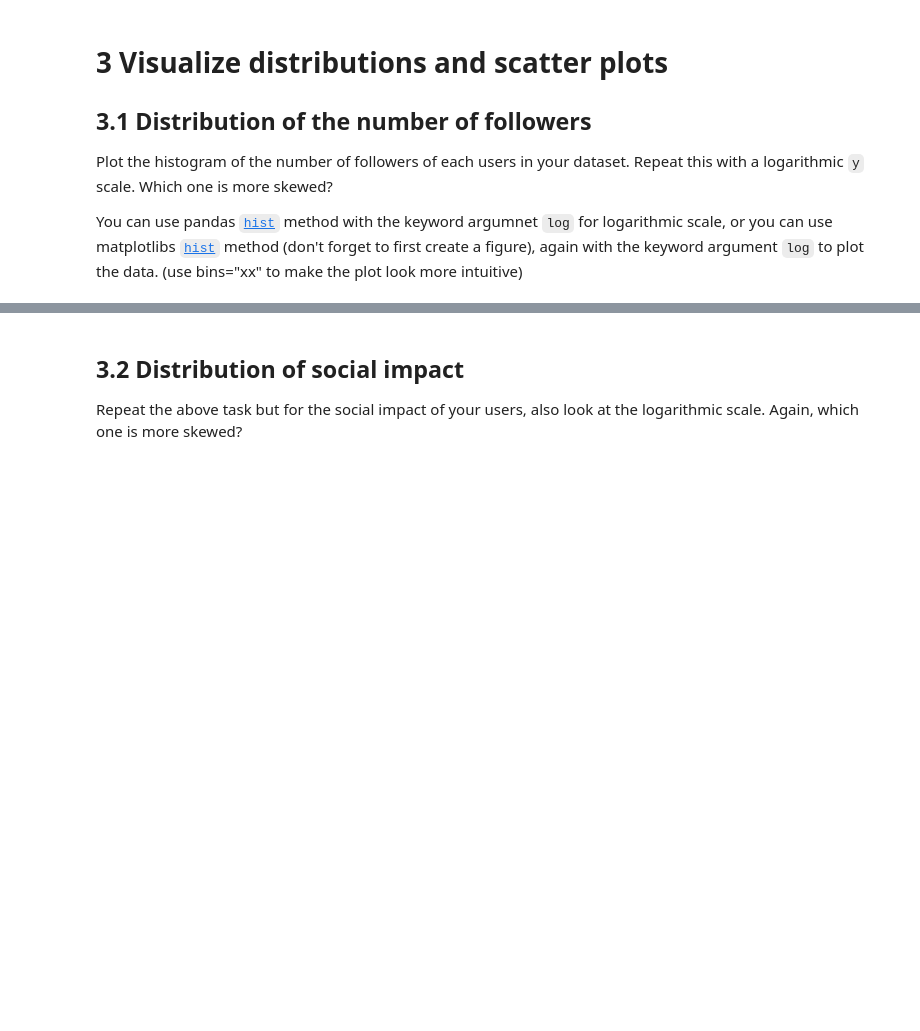
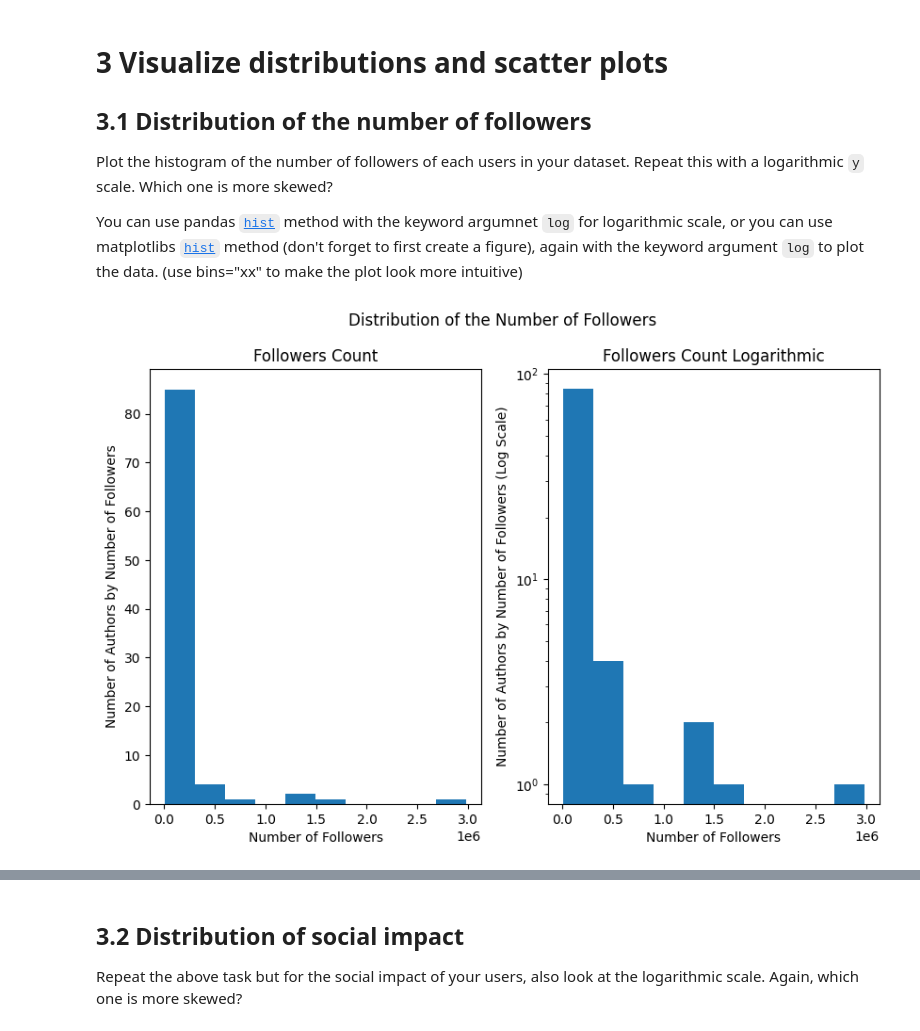
Before and after one commit to BettyInnovates/FoundationsOfCSS2024, a Jupyter notebook: Exercise02/exercise_02.ipynb, the cells around one changed output, grey strips where cells are left out. Drawn from its saved outputs; the diff is of its cells as text; code cells hidden in the pictures; blank space fills up the shorter version.

```diff
--- a/Exercise02/exercise_02.ipynb
+++ b/Exercise02/exercise_02.ipynb
@@ -115,0 +126,7 @@ With the timeline retrieved we want to calculate some metrics from the tweets, e
+# %%
+# Select relevant columns form time lines
+time_lines_selected_columns = time_lines[["author_id", "public_metrics.retweet_count"]]
+# %%
+# Group time lines by author
+time_lines_grouped = time_lines_selected_columns.groupby(['author_id']).mean()
+time_lines_grouped
@@ -125,0 +154,9 @@ Attention: The user id in the timeline dataframe (and later on the retweet mean
+# %%
+# Merge time lines with user data
+merged_data = users_sampled.merge(time_lines_grouped, left_on="id", right_on="author_id")
+# Sample becomes < 100
+# %%
+# Select relevant columns:
+# author ID, name, the follower count and the mean retweet count
+dataset = merged_data[["id", "username", "public_metrics.followers_count", "public_metrics.retweet_count"]]
+dataset
@@ -134,0 +184,18 @@ You can use pandas [`hist`](https://pandas.pydata.org/docs/reference/api/pandas.
+# %%
+# Distribution of the number of followers
+fig1, (ax1, ax2) = plt.subplots(1, 2, figsize=(10, 6))
+fig1.suptitle('Distribution of the Number of Followers')
+# Original Followers Count
+ax1.hist(dataset["public_metrics.followers_count"])
+ax1.set_title("Followers Count")
+ax1.set_xlabel("Number of Followers")
+ax1.set_ylabel("Number of Authors by Number of Followers")
+# Followers Count Logarithmic
+ax2.hist(dataset["public_metrics.followers_count"])
+ax2.set_title("Followers Count Logarithmic")
+ax2.set_xlabel("Number of Followers")
+ax2.set_ylabel("Number of Authors by Number of Followers (Log Scale)")
+ax2.set_yscale("log")
+plt.show()
+# %% [output]
+[figure, added]
```
Also changed, not shown: parts of 43 cells of this notebook, 2 other files.
